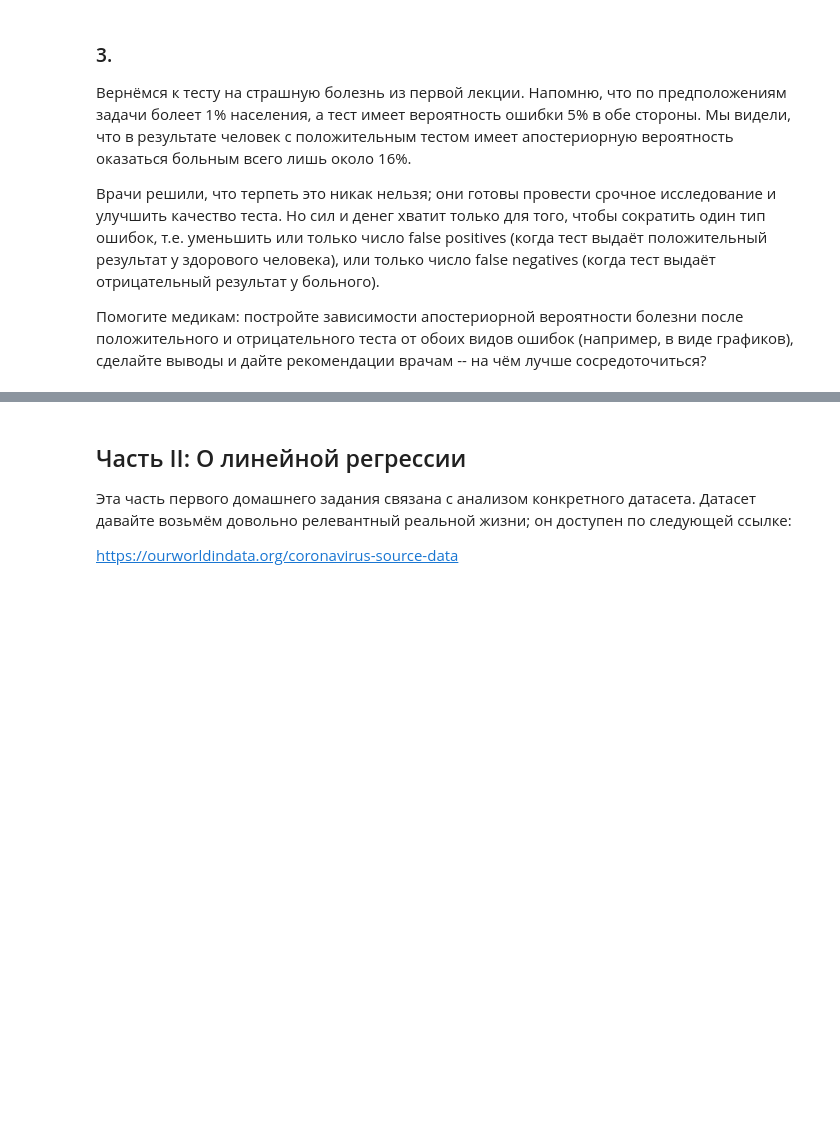
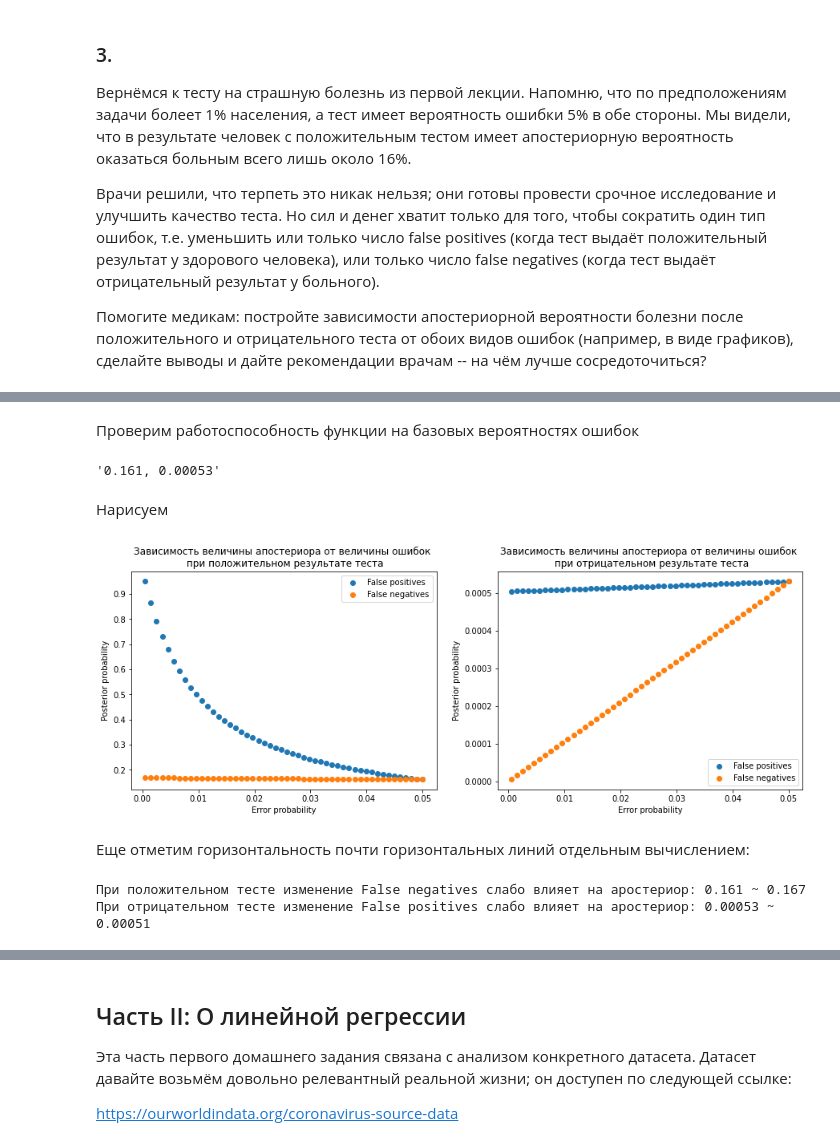
Before and after one commit to KPOTOH/advanced_ml, a Jupyter notebook: hw1/hw1.ipynb, the cells around one changed output, grey strips where cells are left out. Drawn from its saved outputs; the diff is of its cells as text; code cells hidden in the pictures; blank space fills up the shorter version.

```diff
--- a/hw1/hw1.ipynb
+++ b/hw1/hw1.ipynb
@@ -30,0 +98,47 @@
+# %% [markdown]
+Проверим работоспособность функции на базовых вероятностях ошибок
+# %%
+f"{disease_posterior_prob(t=1):.3f}, {disease_posterior_prob(t=0):.5f}"
+# %% [output]
+'0.161, 0.00053'
+# %% [markdown]
+Нарисуем
+# %%
+X = np.linspace(.05, .0005, 50)
+y_for_diff_FP_t1 = list(map(lambda x: disease_posterior_prob(x, .05, t=1), X))
+y_for_diff_FN_t1 = list(map(lambda x: disease_posterior_prob(.05, x, t=1), X))
+
+y_for_diff_FP_t0 = list(map(lambda x: disease_posterior_prob(x, .05, t=0), X))
+y_for_diff_FN_t0 = list(map(lambda x: disease_posterior_prob(.05, x, t=0), X))
+
+plt.figure(figsize=(15, 5))
+plt.subplot(121)
+plt.scatter(X, y_for_diff_FP_t1, label='False positives')
+plt.scatter(X, y_for_diff_FN_t1, label='False negatives')
+plt.title("Зависимость величины апостериора от величины ошибок \n при положительном результате теста")
+plt.xlabel("Error probability")
+plt.ylabel("Posterior probability")
+plt.legend()
+
+plt.subplot(122)
+plt.scatter(X, y_for_diff_FP_t0, label='False positives')
+plt.scatter(X, y_for_diff_FN_t0, label='False negatives')
+plt.title("Зависимость величины апостериора от величины ошибок \n при отрицательном результате теста")
+plt.xlabel("Error probability")
+plt.ylabel("Posterior probability")
+plt.legend()
+
+plt.show()
+# %% [output]
+[figure, added]
+# %% [markdown]
+Еще отметим горизонтальность почти горизонтальных линий отдельным вычислением:
+# %%
+print("При положительном тесте изменение False negatives слабо влияет на аростериор: "
+      f"{disease_posterior_prob(.05, .05, t=1):.3f} ~ {disease_posterior_prob(.05, .005, t=1):.3f}")
+
+print("При отрицательном тесте изменение False positives слабо влияет на аростериор: "
+      f"{disease_posterior_prob(.05, .05, t=0):.5f} ~ {disease_posterior_prob(.005, .05, t=0):.5f}")
+# %% [output]
+При положительном тесте изменение False negatives слабо влияет на аростериор: 0.161 ~ 0.167
+При отрицательном тесте изменение False positives слабо влияет на аростериор: 0.00053 ~ 0.00051
```
Also changed, not shown: parts of 58 cells of this notebook, 2 other files.
